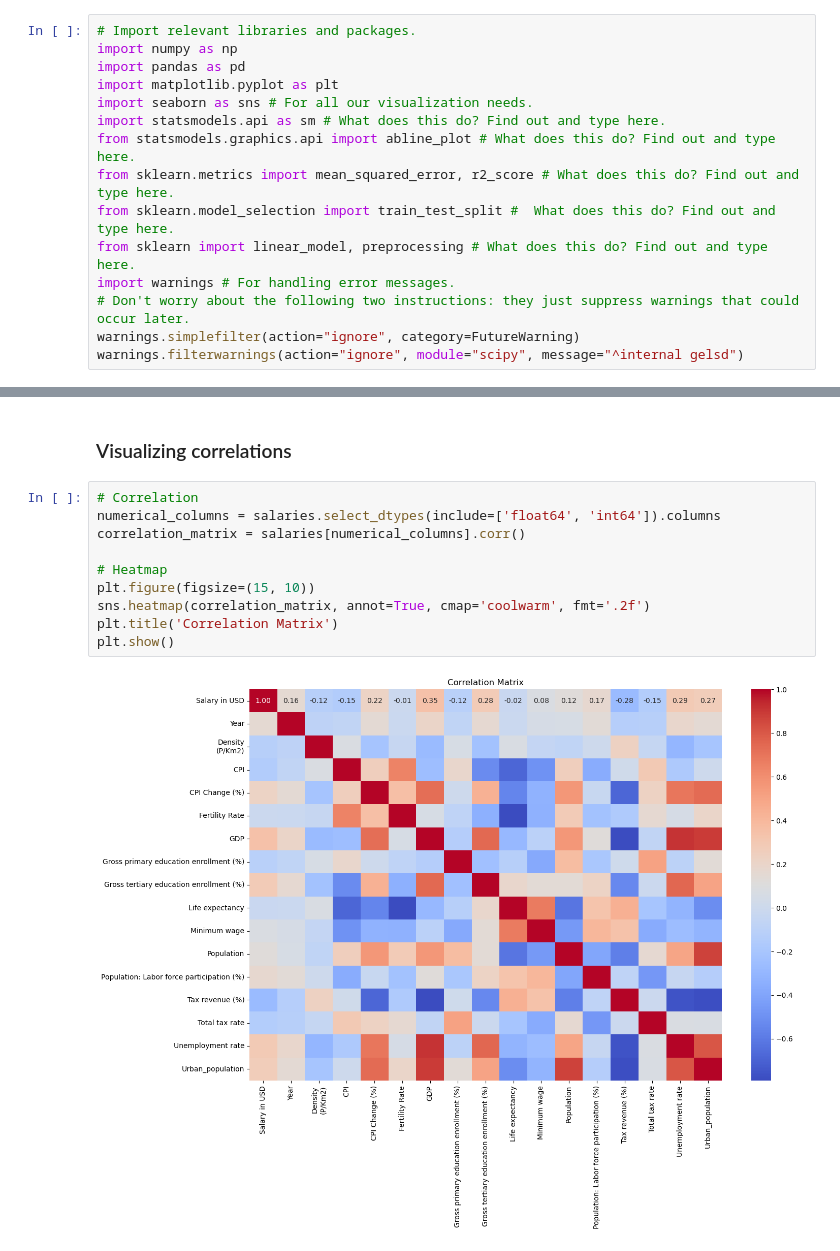
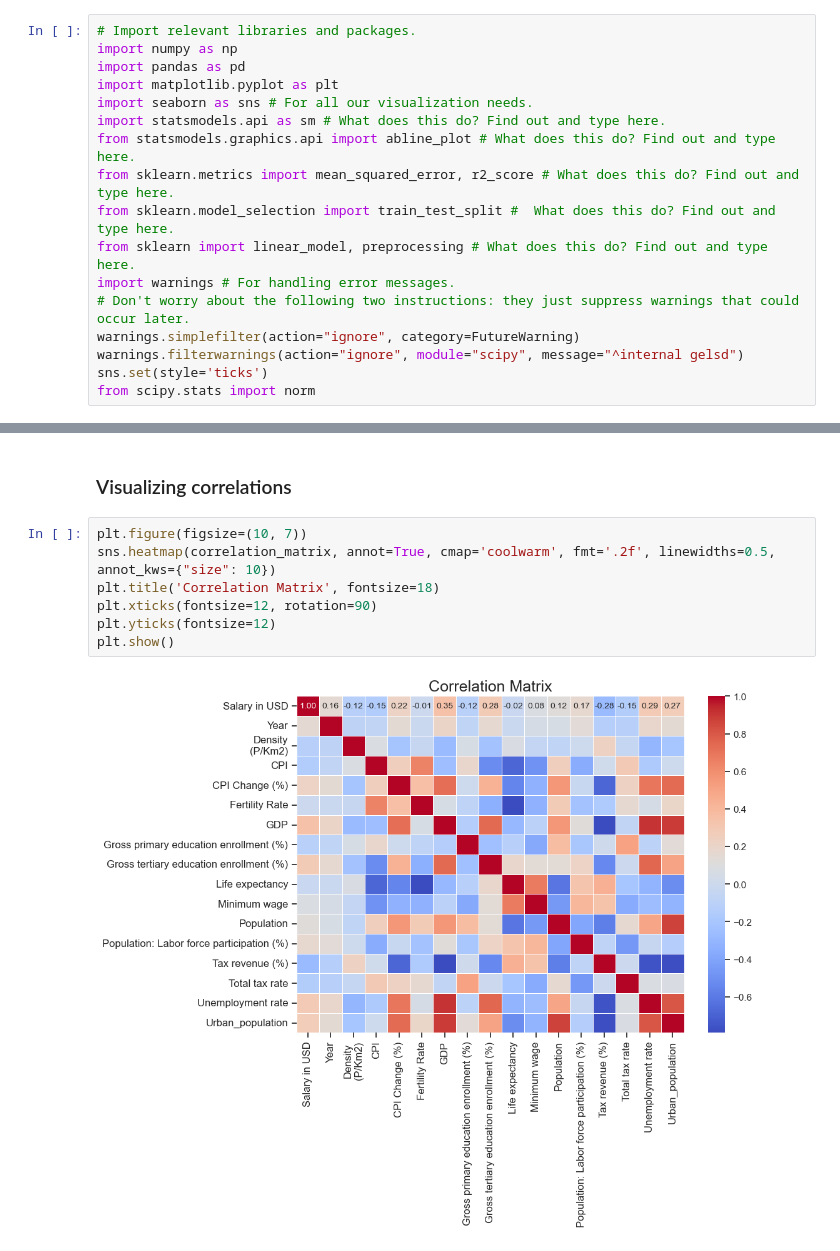
Before and after one commit to IuliiaBolgova/Capstone-Project, a Jupyter notebook: notebooks/EDA_Project.ipynb, the cells around one changed output, grey strips where cells are left out. Saved outputs shown, nothing was run; the diff lists cells and outputs as text.

```diff
--- a/notebooks/EDA_Project.ipynb
+++ b/notebooks/EDA_Project.ipynb
@@ -26,6 +26,8 @@ import warnings # For handling error messages.
 # Don't worry about the following two instructions: they just suppress warnings that could occur later.
 warnings.simplefilter(action="ignore", category=FutureWarning)
 warnings.filterwarnings(action="ignore", module="scipy", message="^internal gelsd")
+sns.set(style='ticks')
+from scipy.stats import norm
 # %% [markdown]
 ## 3. Data Collection
 # %% [markdown]
@@ -148,14 +243,11 @@ Number of duplicates: 0
 # %% [markdown]
 ### Visualizing correlations
 # %%
-# Correlation
-numerical_columns = salaries.select_dtypes(include=['float64', 'int64']).columns
-correlation_matrix = salaries[numerical_columns].corr()
-
-# Heatmap
-plt.figure(figsize=(15, 10))
-sns.heatmap(correlation_matrix, annot=True, cmap='coolwarm', fmt='.2f')
-plt.title('Correlation Matrix')
+plt.figure(figsize=(10, 7))
+sns.heatmap(correlation_matrix, annot=True, cmap='coolwarm', fmt='.2f', linewidths=0.5, annot_kws={"size": 10})
+plt.title('Correlation Matrix', fontsize=18)
+plt.xticks(fontsize=12, rotation=90)
+plt.yticks(fontsize=12)
 plt.show()
 # %% [output]
-[figure, old version]
+[figure, new version]
```
Also changed, not shown: parts of 30 cells of this notebook.
